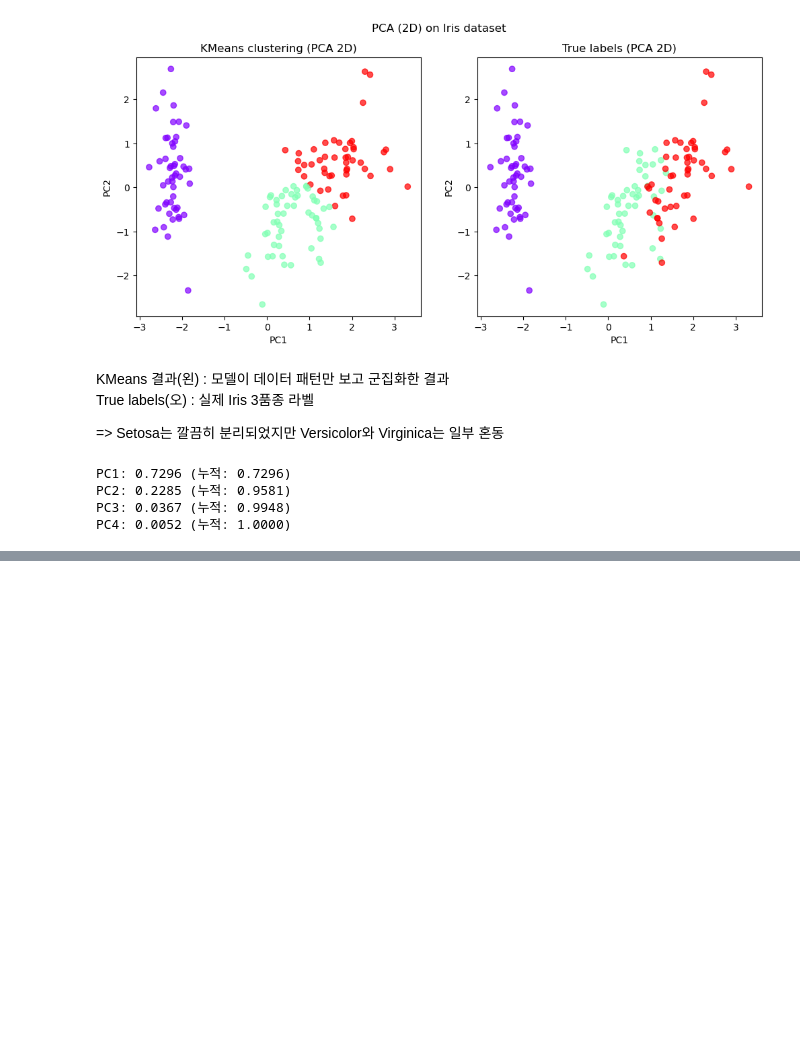
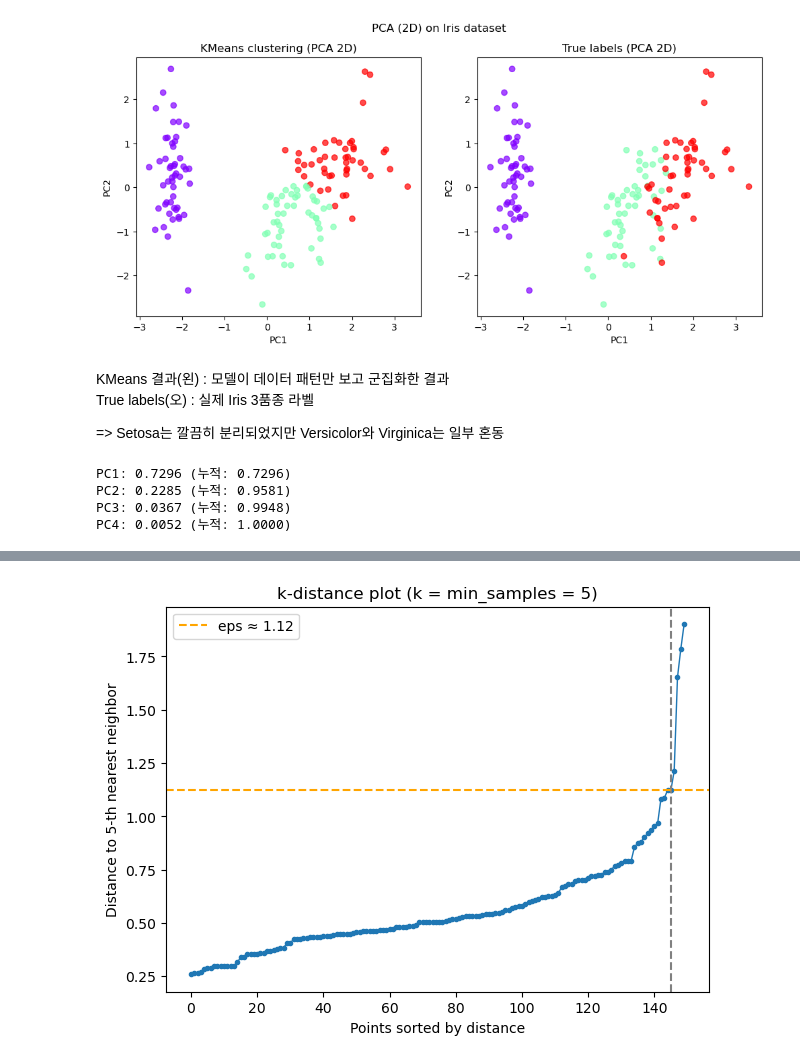
Before and after one commit to atleast10years/ai-ml, a Jupyter notebook: unsupervised_learning.ipynb, the cells around one changed output, grey strips where cells are left out. Saved outputs shown, nothing was run; the diff lists cells and outputs as text; code cells hidden in the pictures; blank space fills up the shorter version.

```diff
--- a/unsupervised_learning.ipynb
+++ b/unsupervised_learning.ipynb
@@ -348,0 +455,81 @@ PC4: 0.0052 (누적: 1.0000)
+# %%
+"""
+DBSCAN용 k-distance plot
+
+군집이 되려면 최소한 "이웃이 든든하게" 있어야 함
+=> 반경 eps 안에 최소 min_samples개의 이웃이 존재하는 게 군집
+따라서, k = min_samples (of DBSCAN)
+- min_samples가 작을수록: 작은 그룹도 군집으로 인정 → 군집 수 ↑, 노이즈 ↓
+- min_samples가 클수록: 밀도가 높아야 군집으로 인정 → 군집 수 ↓, 노이즈 ↑
+
+모든 샘플에 대해 k+1 nearest 이웃 탐색
+(자기자신이 포함되므로 k번째를 구하기 위해 k+1개 이웃 탐색)
+=> 2차원 배열
+- 행 : 각 샘플
+- 열 : k+1 nearset 이웃과의 거리 (가까운 순) -> 첫 열은 거리 0인 자기자신
+
+예) (4, 3) (4, 3)   # 4개 점 × 3개 이웃
+
+distances =
+[[0. 1. 3.]
+ [0. 1. 2.]
+ [0. 2. 2.]
+ [0. 7. 9.]]
+
+indices =
+[[0 1 2]
+ [1 0 2]
+ [2 1 0]
+ [3 2 1]]
+
+이때, 각 샘플의 k번째 이웃과의 거리를 모두 뽑아 정렬 후 그래프화
+-> 꺾이는 지점(elbow/knee)가 eps 후보
+(급격히 변하는 지점이 반경 경계니까)
+
+"""
+from sklearn.neighbors import NearestNeighbors
+
+X_scaled = StandardScaler().fit_transform(X)
+
+k = 5 # DBSCAN의 min_samples와 동일
+
+nbrs = NearestNeighbors(n_neighbors=k+1, algorithm="auto").fit(X_scaled)
+distances, indices = nbrs.kneighbors(X_scaled) # 모든 샘플(행)에 대해 이웃과의 거리 배열(가까운 순), 이웃의 순서 인덱스
+kth_dist = distances[:,-1]
+
+# 시각화(엘보우) 위해 정렬
+kth_dist_sorted = np.sort(kth_dist)
+
+plt.figure(figsize=(7,5))
+plt.plot(kth_dist_sorted, marker='.', linewidth=1)
+plt.title(f"k-distance plot (k = min_samples = {k})")
+plt.xlabel("Points sorted by distance")
+plt.ylabel(f"Distance to {k}-th nearest neighbor")
+
+# 간단한 knee(=elbow, 급격히 꺾이는 지점) 측정
+# 완벽하지 않지만, 1/2차 차분을 통해 곡률이 큰 지점, 즉 급격히 증가하는 지점을 후보로 잡는다
+"""
+차분(difference) vs 미분(derivative)
+- 미분: 함수 f(x)의 순간변화율. -> 극한을 이용해 아주 미세한 변화까지 계산
+- 차분: 이산 데이터에서 옆 값과의 차이로 기울기를 근사. 즉 "이산적인 근사 미분"
+
+np.gradient : 배열의 기울기(변화율)을 근사 계산
+- np.gradient(y) : 1차 차분 근사 -> 곡선의 기울기(증가 속도)
+- np.gradient(np.gradient(y)) : 2차 차분 근사 -> 곡선 기울기의 "변화율"(곡률)
+=> k-distance plot의 knee 찾는데 활용
+
+np.argmax : 배열에서 가장 큰 값의 인덱스 반환
+"""
+g1 = np.gradient(kth_dist_sorted)
+g2 = np.gradient(g1)
+knee_idx = np.argmax(g2) # 곡률 최대 지점
+eps_suggest = kth_dist_sorted[knee_idx]
+
+plt.axvline(knee_idx, linestyle="--", color="gray")
+plt.axhline(eps_suggest, linestyle="--", color="orange", label=f"eps ≈ {eps_suggest:.2f}")
+plt.legend()
+plt.show()
+
+print(f"추천 eps (대략): {eps_suggest:.3f} (knee index: {knee_idx})")
+# %% [output]
+[figure, added]
```
Also changed, not shown: parts of 17 cells of this notebook, 2 other files.
